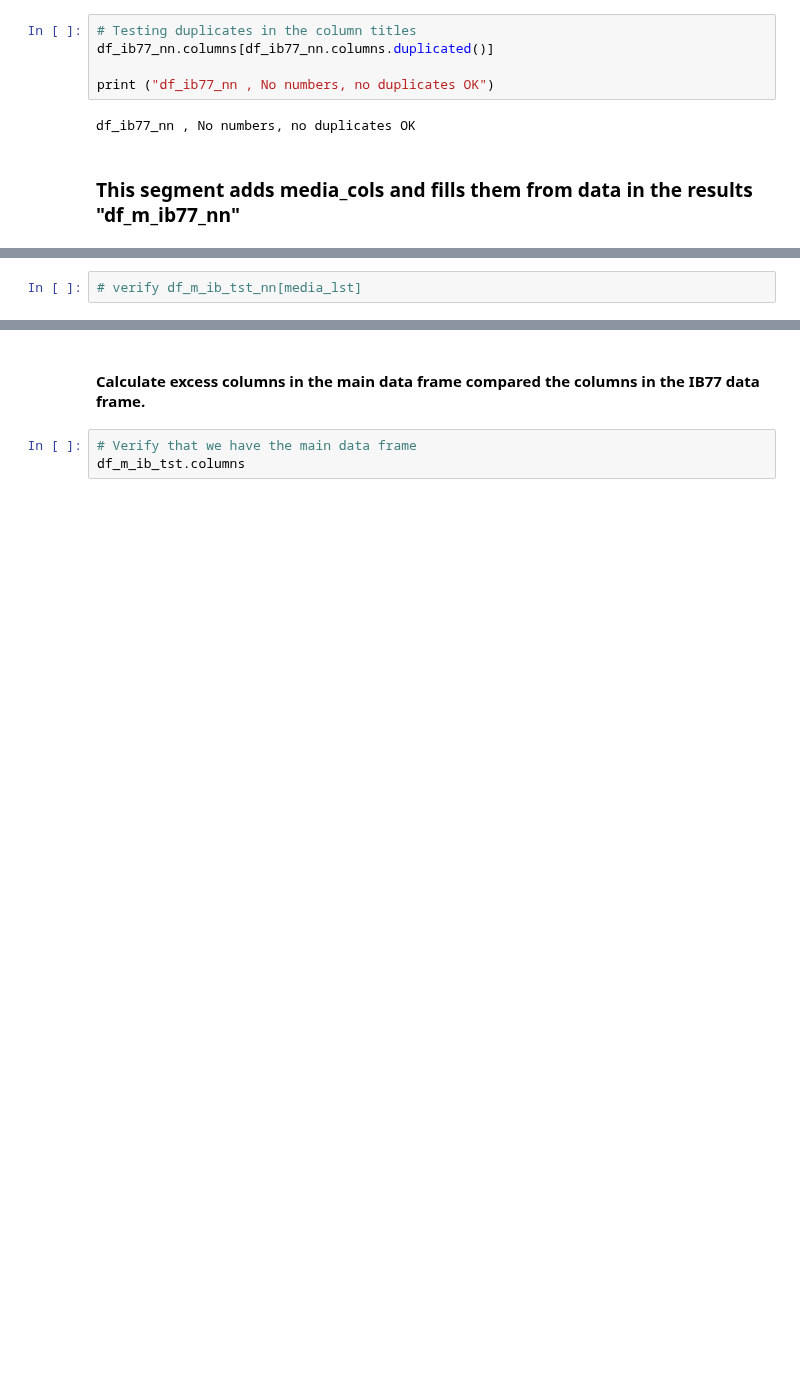
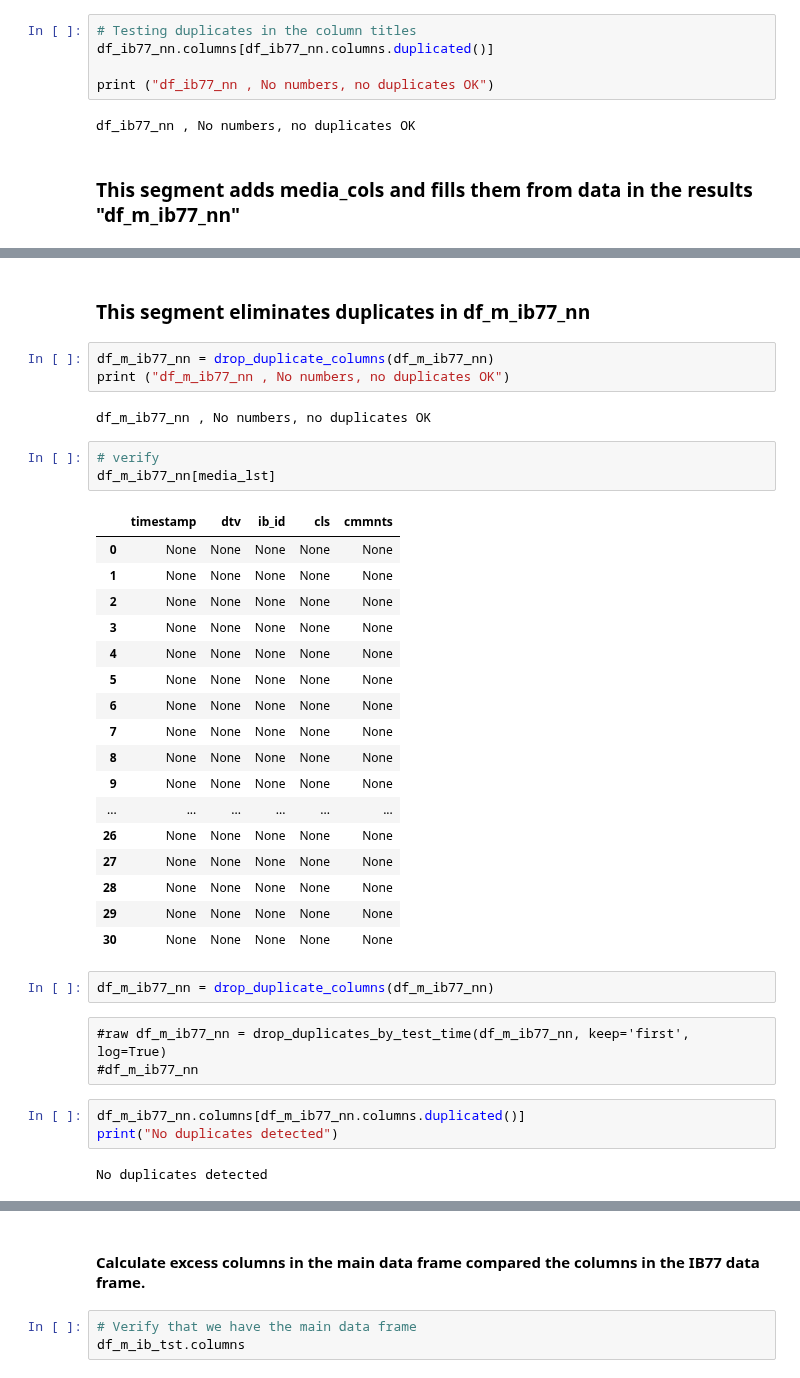
Before and after one commit to 1ratlabs/JL_2, a Jupyter notebook: col_wise_import.ipynb, the cells around one changed output, grey strips where cells are left out. Drawn from its saved outputs; the diff is of its cells as text; blank space fills up the shorter version.

```diff
--- a/col_wise_import.ipynb
+++ b/col_wise_import.ipynb
@@ -430,2 +452,38 @@ df_m_ib77_nn = prepend_empty_columns(df_ib77_nn, media_lst)
+# %% [markdown]
+### This segment eliminates duplicates in **df_m_ib77_nn**
+# %%
+df_m_ib77_nn = drop_duplicate_columns(df_m_ib77_nn)
+print ("df_m_ib77_nn , No numbers, no duplicates OK")
+# %% [output]
+df_m_ib77_nn , No numbers, no duplicates OK
 # %%
-# verify df_m_ib_tst_nn[media_lst]
+# verify
+df_m_ib77_nn[media_lst]
+# %% [output]
+|  | timestamp | dtv | ib_id | cls | cmmnts |
+| 0 | None | None | None | None | None |
+| 1 | None | None | None | None | None |
+| 2 | None | None | None | None | None |
+| 3 | None | None | None | None | None |
+| 4 | None | None | None | None | None |
+| 5 | None | None | None | None | None |
+| 6 | None | None | None | None | None |
+| 7 | None | None | None | None | None |
+| 8 | None | None | None | None | None |
+| 9 | None | None | None | None | None |
+| ... | ... | ... | ... | ... | ... |
+| 26 | None | None | None | None | None |
+| 27 | None | None | None | None | None |
+| 28 | None | None | None | None | None |
+| 29 | None | None | None | None | None |
+| 30 | None | None | None | None | None |
+# %%
+df_m_ib77_nn = drop_duplicate_columns(df_m_ib77_nn)
+# %% [raw]
+#raw df_m_ib77_nn = drop_duplicates_by_test_time(df_m_ib77_nn, keep='first', log=True)
+#df_m_ib77_nn
+# %%
+df_m_ib77_nn.columns[df_m_ib77_nn.columns.duplicated()]
+print("No duplicates detected")
+# %% [output]
+No duplicates detected
```
Also changed, not shown: parts of 15 cells of this notebook.
